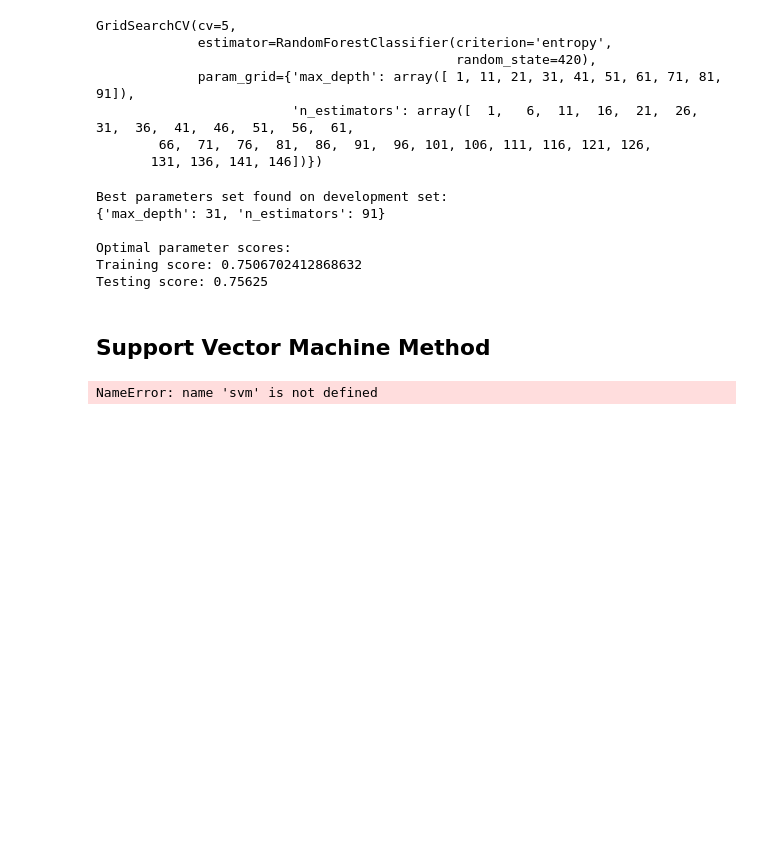
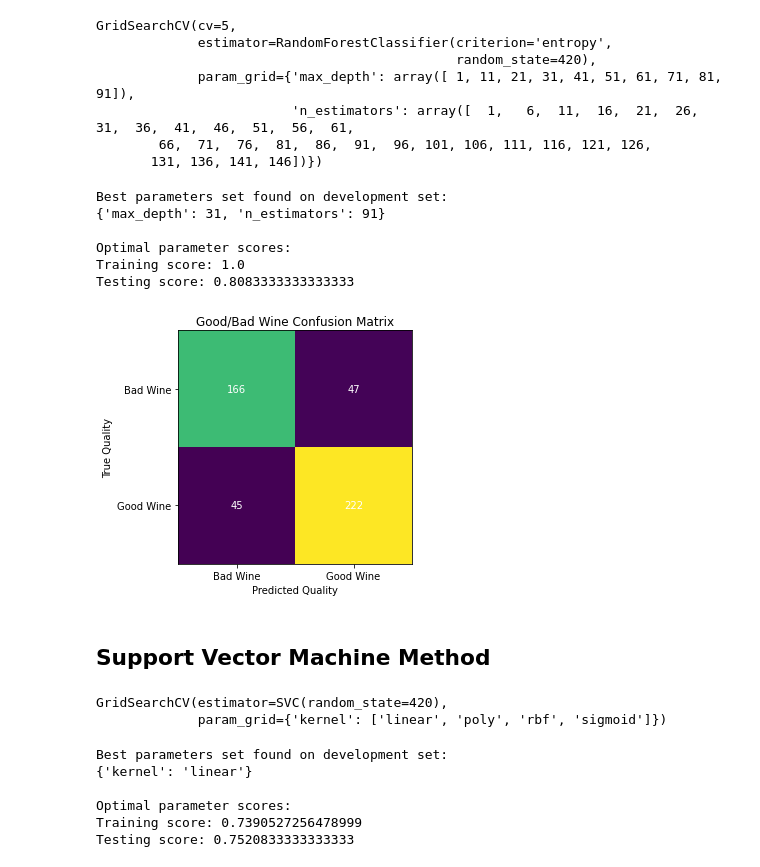
Before and after one commit to DMitchellBlack/ESE417_Final_Project, a Jupyter notebook: Final Project.ipynb, the cells around one changed output. Drawn from its saved outputs; the diff is of its cells as text; code cells hidden in the pictures; blank space fills up the shorter version.

```diff
--- a/Final Project.ipynb
+++ b/Final Project.ipynb
@@ -69,14 +83,42 @@ print()
 
 # Training and Testing Accuracy
 print("Optimal parameter scores:")
-print(f"Training score: {rf_clf.score(X_train, y_train)}")
-print(f"Testing score: {rf_clf.score(X_test, y_test)}")
+print(f"Training score: {rf_grid.score(X_train, y_train)}")
+print(f"Testing score: {rf_grid.score(X_test, y_test)}")
 # %% [output]
 Best parameters set found on development set:
 {'max_depth': 31, 'n_estimators': 91}
 
 Optimal parameter scores:
-Training score: 0.7506702412868632
-Testing score: 0.75625
+Training score: 1.0
+Testing score: 0.8083333333333333
+# %%
+# Confuction Matrix
+def create_confusion_matrix(c_mat):
+    c_matrix = confusion_matrix(y_test, rf_grid.predict(X_test))
+    fig, ax = plt.subplots()
+    im = ax.imshow(c_mat)
+
+    ax.set_xticks(np.arange(len(c_mat)))
+    ax.set_yticks(np.arange(len(c_mat)))
+
+    ax.set_xticklabels(["Bad Wine", "Good Wine"])
+    ax.set_yticklabels(["Bad Wine", "Good Wine"])
+
+    for i in range(len(c_mat)):
+        for j in range(len(c_mat[i])):
+            text = ax.text(j, i, c_mat[i, j],
+                        ha="center", va="center", color="w")
+
+    ax.set_title("Good/Bad Wine Confusion Matrix")
+    fig.tight_layout()
+    plt.xlabel("Predicted Quality")
+    plt.ylabel("True Quality")
+    plt.show()
+
+c_matrix = confusion_matrix(y_test, rf_grid.predict(X_test))
+create_confusion_matrix(c_matrix)
+# %% [output]
+[figure, added]
 # %% [markdown]
 ## Support Vector Machine Method
@@ -95,5 +125,28 @@ if DEBUG:
-# %%
-svm_clf = svm.SVC()
-svm_clf.fit(X_train, y_train)
-# %% [output]
-NameError: name 'svm' is not defined
+# %%
+param = {"kernel": ["linear", "poly", "rbf", "sigmoid"]}
+svm_grid = GridSearchCV(
+    svm.SVC(
+        random_state=RS
+    ),
+    param_grid=param
+)
+svm_grid.fit(X_train, y_train)
+# %% [output]
+GridSearchCV(estimator=SVC(random_state=420),
+             param_grid={'kernel': ['linear', 'poly', 'rbf', 'sigmoid']})
+# %%
+print("Best parameters set found on development set:")
+print(svm_grid.best_params_)
+print()
+
+# Training and Testing Accuracy
+print("Optimal parameter scores:")
+print(f"Training score: {svm_grid.score(X_train, y_train)}")
+print(f"Testing score: {svm_grid.score(X_test, y_test)}")
+# %% [output]
+Best parameters set found on development set:
+{'kernel': 'linear'}
+
+Optimal parameter scores:
+Training score: 0.7390527256478999
+Testing score: 0.7520833333333333
```
Also changed, not shown: parts of 5 cells of this notebook.
